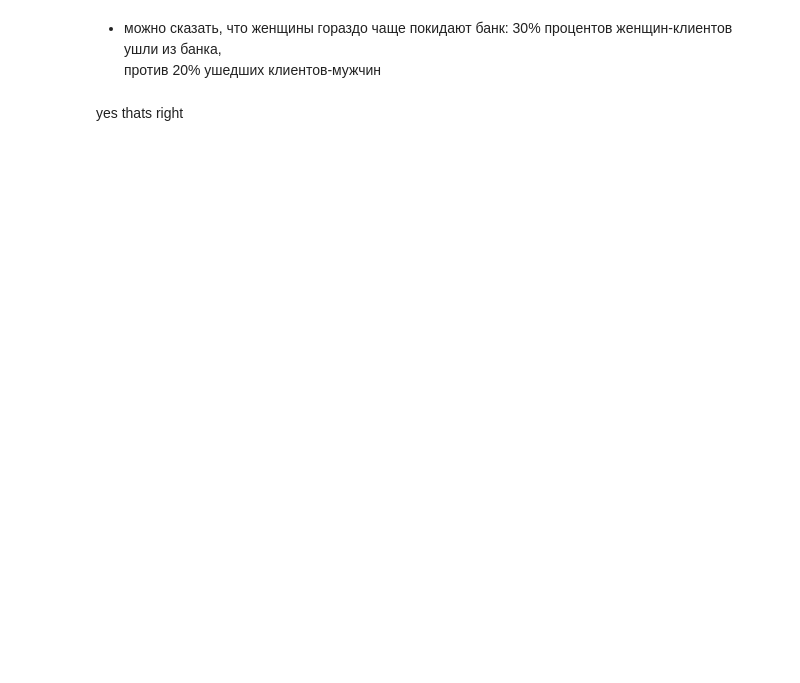
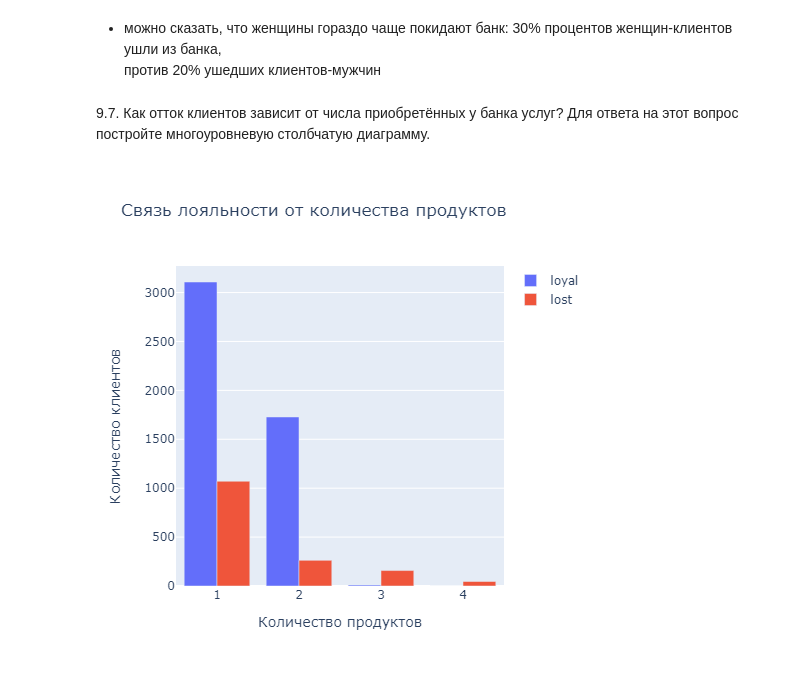
Before and after one commit to KonstantinMedvedev1996/skillfactory_ML_course, a Jupyter notebook: task_1/churn_visualization.ipynb, the cells around one changed output. Cells and saved outputs as stored; diff of their text form; code cells hidden in the pictures; blank space fills up the shorter version.

```diff
--- a/task_1/churn_visualization.ipynb
+++ b/task_1/churn_visualization.ipynb
@@ -150,5 +150,26 @@ fig.show()
 # %% [markdown]
 - можно сказать, что женщины гораздо чаще покидают банк: 30% процентов женщин-клиентов ушли из банка, \
 против 20% ушедших клиентов-мужчин
-# %% [markdown]
-yes thats right
+# %% [markdown]
+9.7. Как отток клиентов зависит от числа приобретённых у банка услуг? Для ответа на этот вопрос постройте многоуровневую столбчатую диаграмму.
+# %%
+products_groups = clients_above_2500.groupby('NumOfProducts')['Exited'].agg(['sum', 'count']).reset_index()
+products_groups.rename(columns={'sum': 'lost'}, inplace=True)
+products_groups['loyal'] = products_groups['count'] - products_groups['lost']
+products_groups.drop('count', axis=1, inplace=True)
+
+fig = px.bar(products_groups,
+             x="NumOfProducts",
+             y=["loyal", "lost"],
+             barmode='group',
+             title='Связь лояльности от количества продуктов',
+             width=500,
+             height=500
+)
+fig.layout.xaxis.title = 'Количество продуктов'
+fig.layout.yaxis.title = 'Количество клиентов'
+fig.layout.legend.title = None
+fig.write_image('data/products.png')
+fig.show('png')
+# %% [output]
+[figure, added]
```
Also changed, not shown: parts of 15 cells of this notebook, 6 other files.
